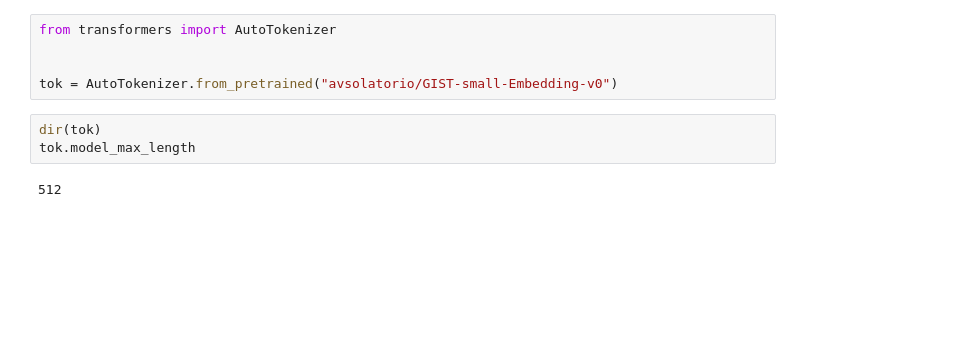
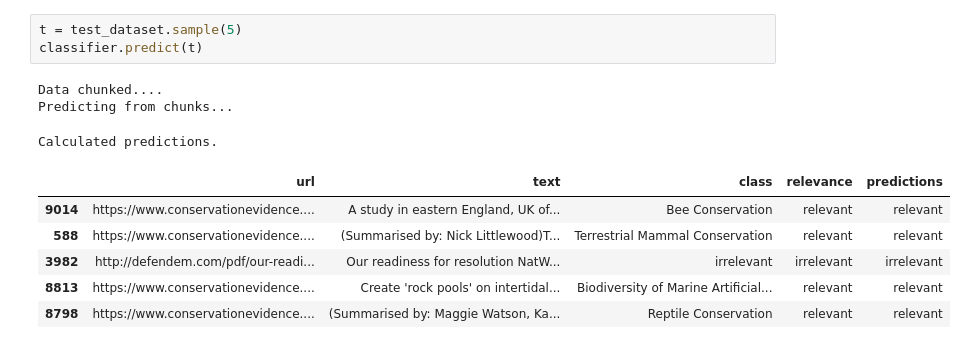
Before and after one commit to ShreyBiswas/GreyLiteratureClassifier, a Jupyter notebook: src/FastFit/test_classifier.ipynb, the cells around one changed output. Drawn from its saved outputs; the diff is of its cells as text; blank space fills up the shorter version.

```diff
--- a/src/FastFit/test_classifier.ipynb
+++ b/src/FastFit/test_classifier.ipynb
@@ -51,10 +111,13 @@ RuntimeError: The expanded size of the tensor (518) must match the existing size
-# %%
-from transformers import AutoTokenizer
-
-
-tok = AutoTokenizer.from_pretrained("avsolatorio/GIST-small-Embedding-v0")
-# %%
-dir(tok)
-tok.model_max_length
-# %% [output]
-512
+# %%
+t = test_dataset.sample(5)
+classifier.predict(t)
+# %% [output]
+Data chunked....
+Predicting from chunks...
+Calculated predictions.
+|  | url | text | class | relevance | predictions |
+| 9014 | https://www.conservationevidence.... | A study in eastern England, UK of... | Bee Conservation | relevant | relevant |
+| 588 | https://www.conservationevidence.... | (Summarised by: Nick Littlewood)T... | Terrestrial Mammal Conservation | relevant | relevant |
+| 3982 | http://defendem.com/pdf/our-readi... | Our readiness for resolution NatW... | irrelevant | irrelevant | irrelevant |
+| 8813 | https://www.conservationevidence.... | Create 'rock pools' on intertidal... | Biodiversity of Marine Artificial... | relevant | relevant |
+| 8798 | https://www.conservationevidence.... | (Summarised by: Maggie Watson, Ka... | Reptile Conservation | relevant | relevant |
```
Also changed, not shown: parts of 10 cells of this notebook, 4 other files.
